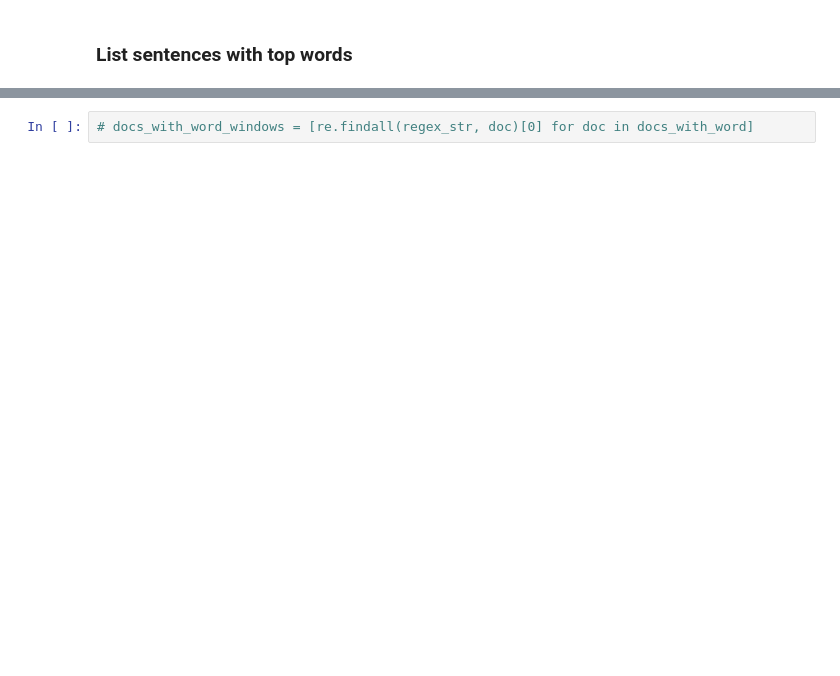
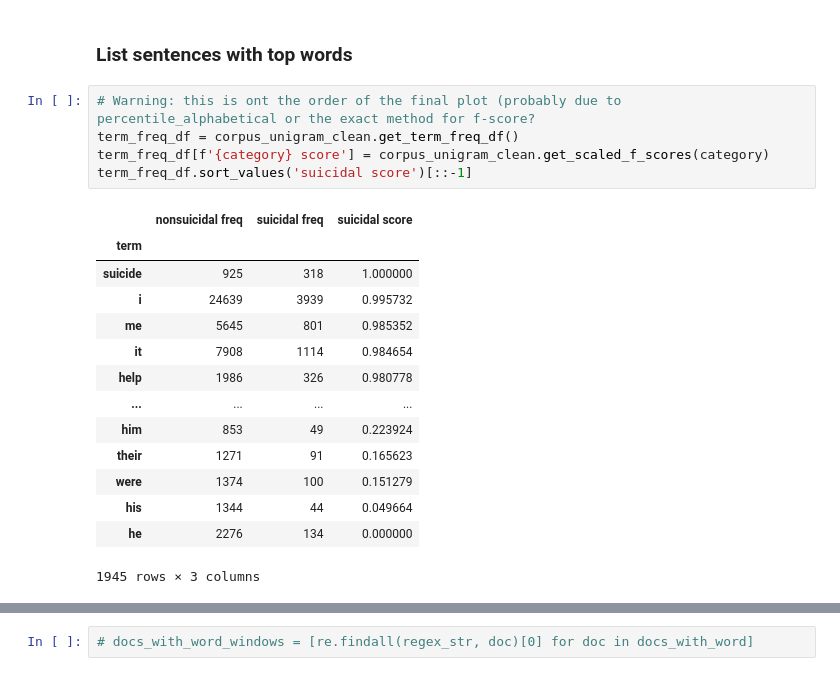
Before and after one commit to danielmlow/rallypoint_suicide_detection, a Jupyter notebook: scattertext.ipynb, the cells around one changed output, grey strips where cells are left out. Drawn from its saved outputs; the diff is of its cells as text; blank space fills up the shorter version.

```diff
--- a/scattertext.ipynb
+++ b/scattertext.ipynb
@@ -321,4 +346,24 @@ fig.savefig(output_dir+f'{filename}.png', format='png', dpi = 150)
 # %% [markdown]
 ### List sentences with top words
+# %%
+# Warning: this is ont the order of the final plot (probably due to percentile_alphabetical or the exact method for f-score?
+term_freq_df = corpus_unigram_clean.get_term_freq_df()
+term_freq_df[f'{category} score'] = corpus_unigram_clean.get_scaled_f_scores(category)
+term_freq_df.sort_values('suicidal score')[::-1]
+# %% [output]
+|  | nonsuicidal freq | suicidal freq | suicidal score |
+| term |  |  |  |
+| suicide | 925 | 318 | 1.000000 |
+| i | 24639 | 3939 | 0.995732 |
+| me | 5645 | 801 | 0.985352 |
+| it | 7908 | 1114 | 0.984654 |
+| help | 1986 | 326 | 0.980778 |
+| ... | ... | ... | ... |
+| him | 853 | 49 | 0.223924 |
+| their | 1271 | 91 | 0.165623 |
+| were | 1374 | 100 | 0.151279 |
+| his | 1344 | 44 | 0.049664 |
+| he | 2276 | 134 | 0.000000 |
+1945 rows × 3 columns
 # %%
 n=100
```
Also changed, not shown: parts of 15 cells of this notebook, 2 other files.
